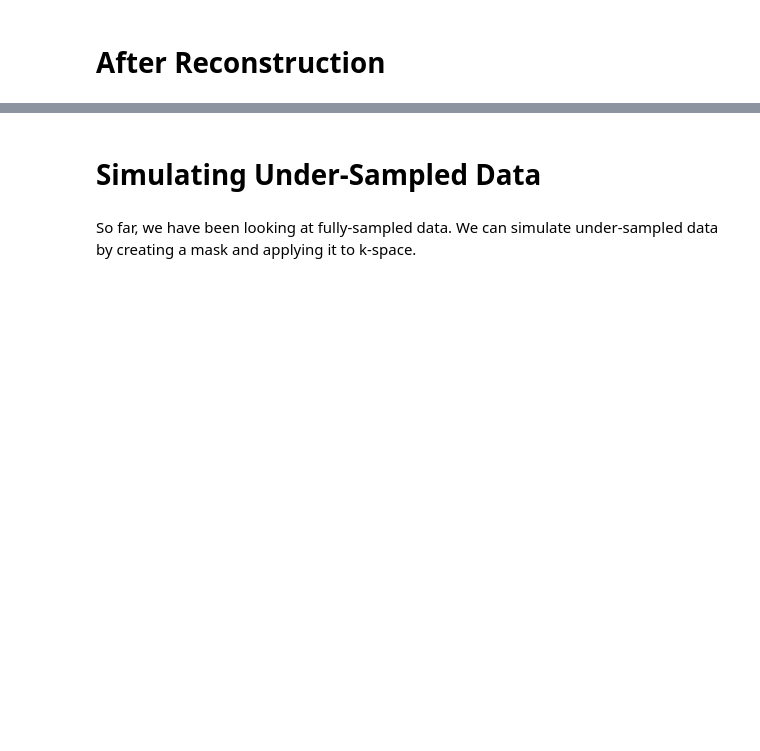
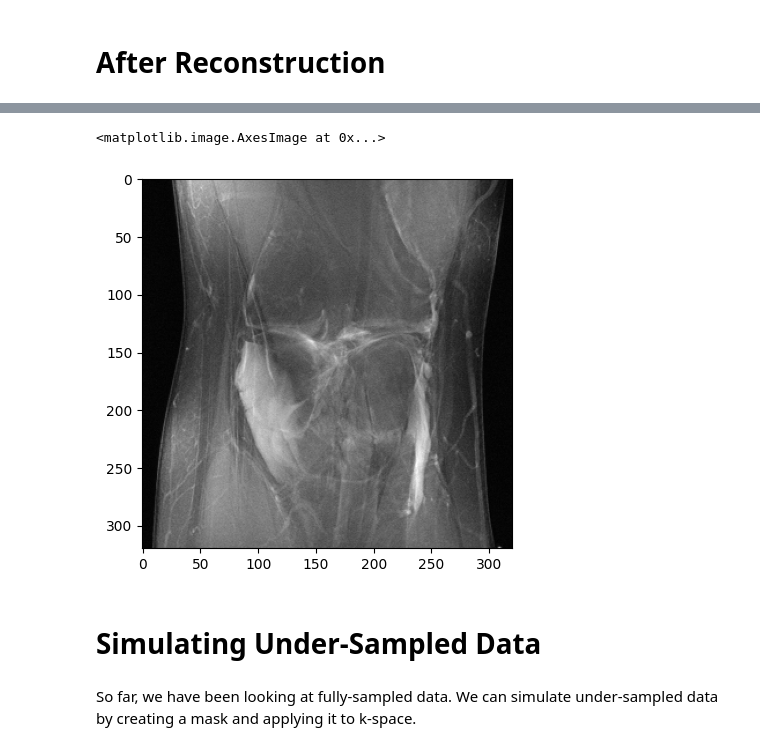
Before and after one commit to LuisRobaina/IMPACT-MRI, a Jupyter notebook: notebooks/fastMRI_tutorial.ipynb, the cells around one changed output, grey strips where cells are left out. Cells and saved outputs as stored; diff of their text form; code cells hidden in the pictures; blank space fills up the shorter version.

```diff
--- a/notebooks/fastMRI_tutorial.ipynb
+++ b/notebooks/fastMRI_tutorial.ipynb
@@ -96,3 +112,9 @@ plt.imshow(np.log(np.abs(volume_kspace_r[0][0]) + 1e-9), cmap="gray")
+# %%
+slice_image_rss = fastmri.rss(volume_kspace_r, dim=0)
+plt.imshow(np.abs(slice_image_rss), cmap='gray')
+# %% [output]
+<matplotlib.image.AxesImage at 0x...>
+[figure, added]
 # %% [markdown]
 # Simulating Under-Sampled Data
 # %% [markdown]
```
Also changed, not shown: parts of 34 cells of this notebook.
